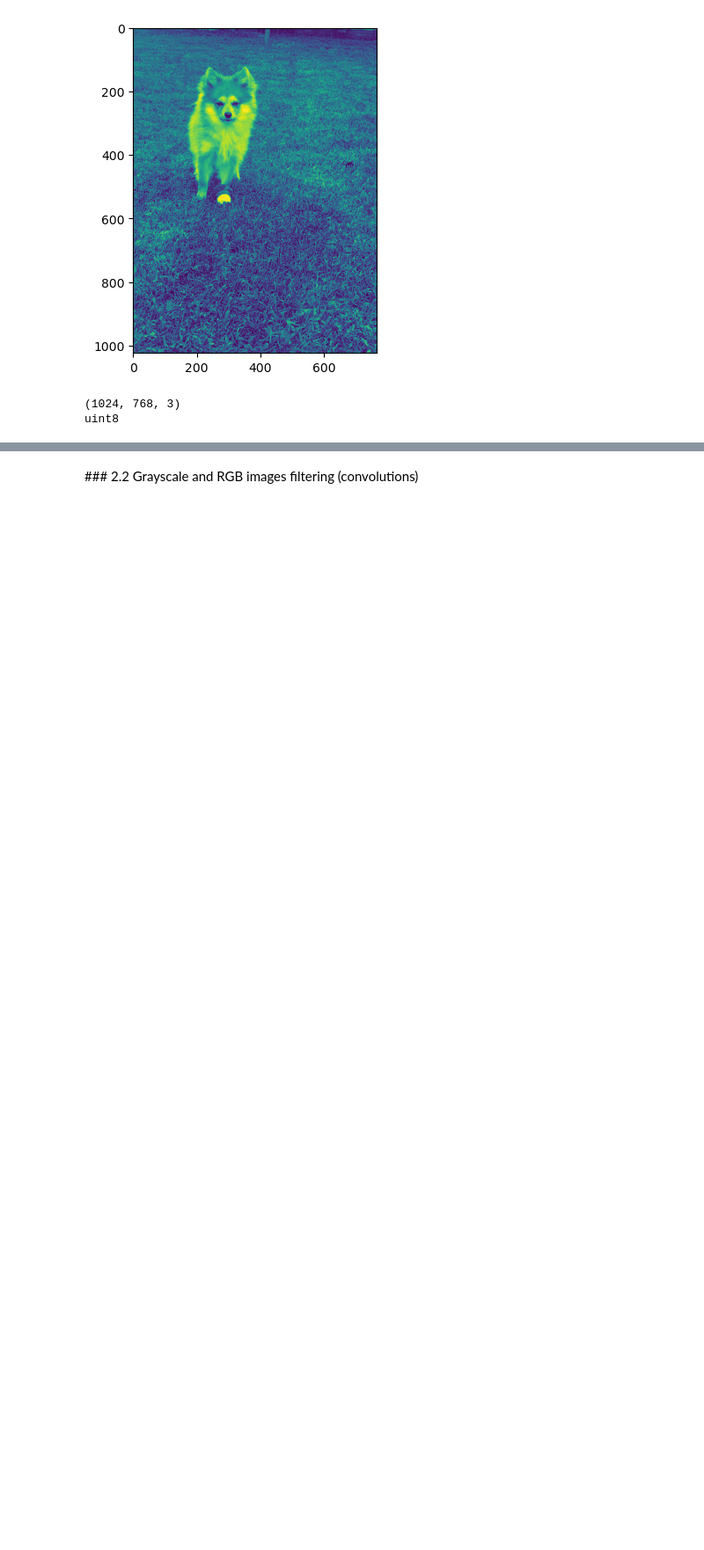
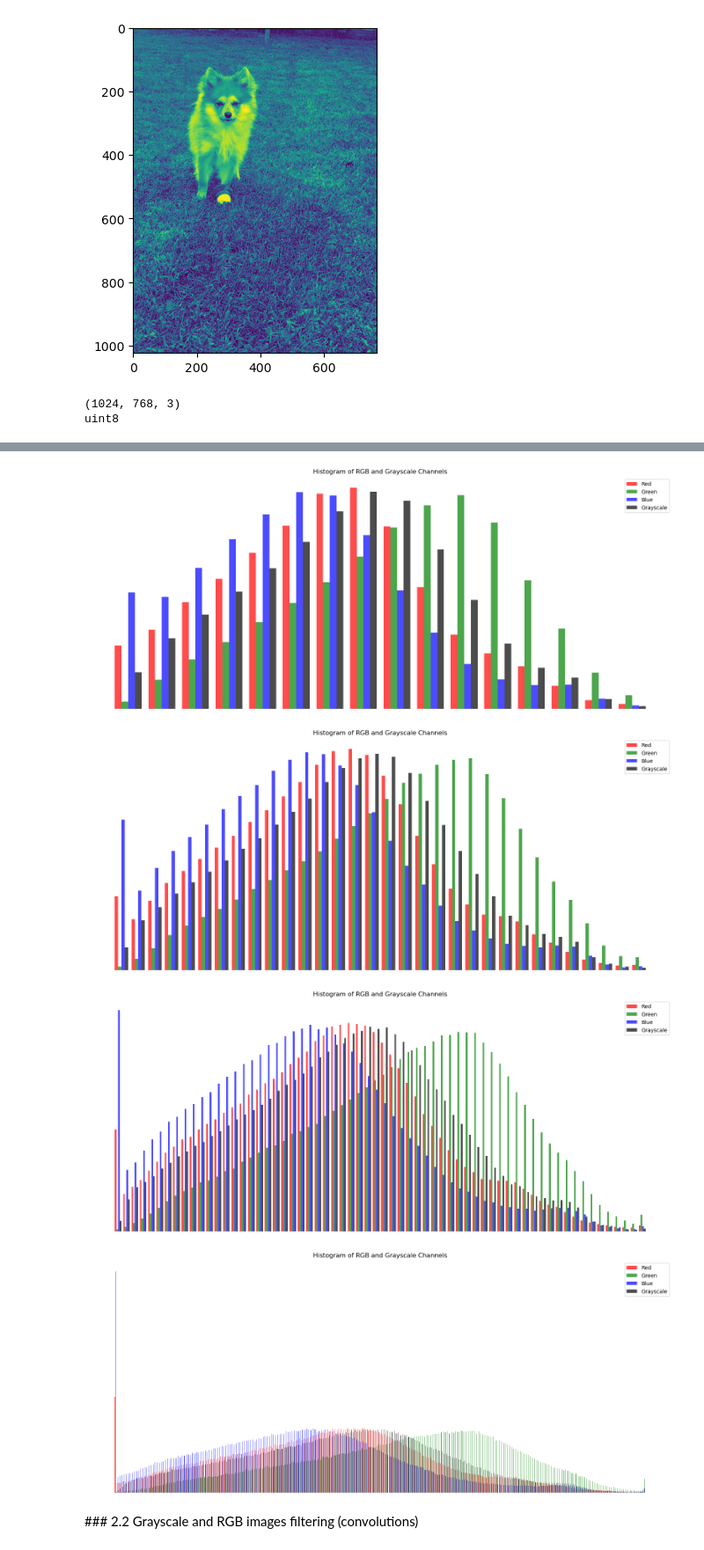
Before and after one commit to MohsinZamanShaheen/Artificial-Vision, a Jupyter notebook: p2_2022-23.ipynb, the cells around one changed output, grey strips where cells are left out. Shown at 88% size. Cells and saved outputs as stored; diff of their text form; code cells hidden in the pictures; blank space fills up the shorter version.

```diff
--- a/p2_2022-23.ipynb
+++ b/p2_2022-23.ipynb
@@ -90,3 +88,50 @@ The plotted histogram must accomplish these requirements (see image bellow as an
+# %%
+#create the function im_hist(im, nbins=8) to visualize the histogram of the trhee channels of rgb and the grayscale of an image in the same plot
+def im_hist(im, nbins=8):
+    """
+    Creates a single bar graph with the values of the RGB and grayscale channels of an image.
+
+    Parameters:
+        im (numpy.ndarray): The input image.
+        nbins (int): Number of bins for the histogram (default is 8).
+    """
+    if len(im.shape) == 3 and im.shape[2] == 3:  # RGB image
+        r_hist, r_bins = np.histogram(im[:,:,0], bins=nbins, range=(0,256))
+        g_hist, g_bins = np.histogram(im[:,:,1], bins=nbins, range=(0,256))
+        b_hist, b_bins = np.histogram(im[:,:,2], bins=nbins, range=(0,256))
+
+        # Grayscale image
+        gray_im = np.mean(im, axis=2)
+        gray_hist, gray_bins = np.histogram(gray_im, bins=nbins, range=(0,256))
+
+        # Create a combined bar graph
+        x = np.arange(nbins)
+        width = 0.2
+
+        plt.figure(figsize=(20, 8))
+        plt.bar(x, r_hist, width, color='r', alpha=0.7, label='Red')
+        plt.bar(x + width, g_hist, width, color='g', alpha=0.7, label='Green')
+        plt.bar(x + 2*width, b_hist, width, color='b', alpha=0.7, label='Blue')
+        plt.bar(x + 3*width, gray_hist, width, color='k', alpha=0.7, label='Grayscale')
+
+        plt.title('Histogram of RGB and Grayscale Channels')
+        plt.legend()
+        plt.axis('off')
+        plt.show()
+
+    else:
+        print("Input image must be RGB")
+
+# execute the method im_hist() with the image 'rocki.jpeg' as input and nbins as 8, 16, 32, 64, 256
+im_hist(img, 16)
+im_hist(img, 32)
+im_hist(img, 64)
+im_hist(img, 256)
+# %% [output]
+[figure, added]
+[figure, added]
+[figure, added]
+[figure, added]
 # %% [markdown]
 ### 2.2 Grayscale and RGB images filtering (convolutions)
 # %% [markdown]
```
Also changed, not shown: parts of 9 cells of this notebook.
